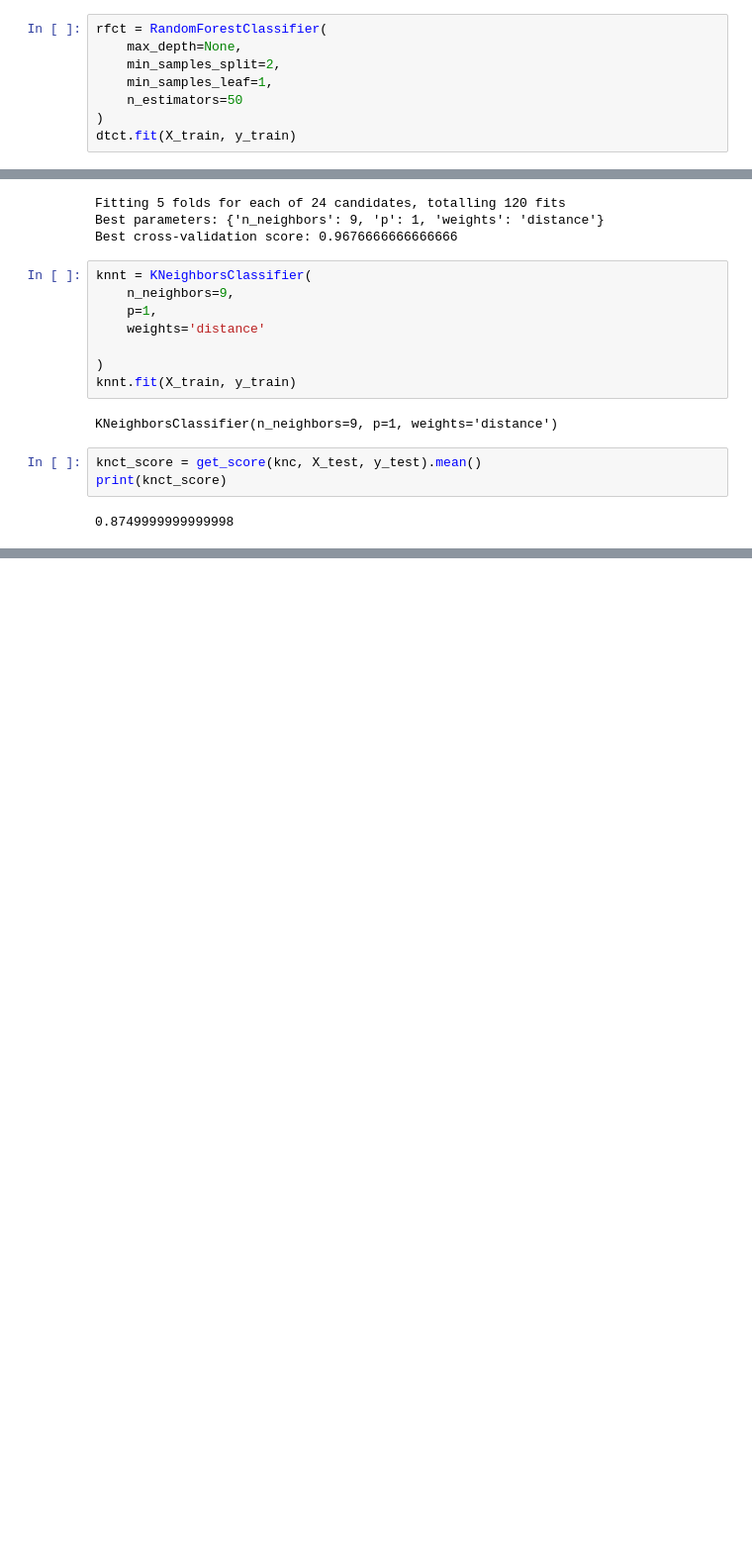
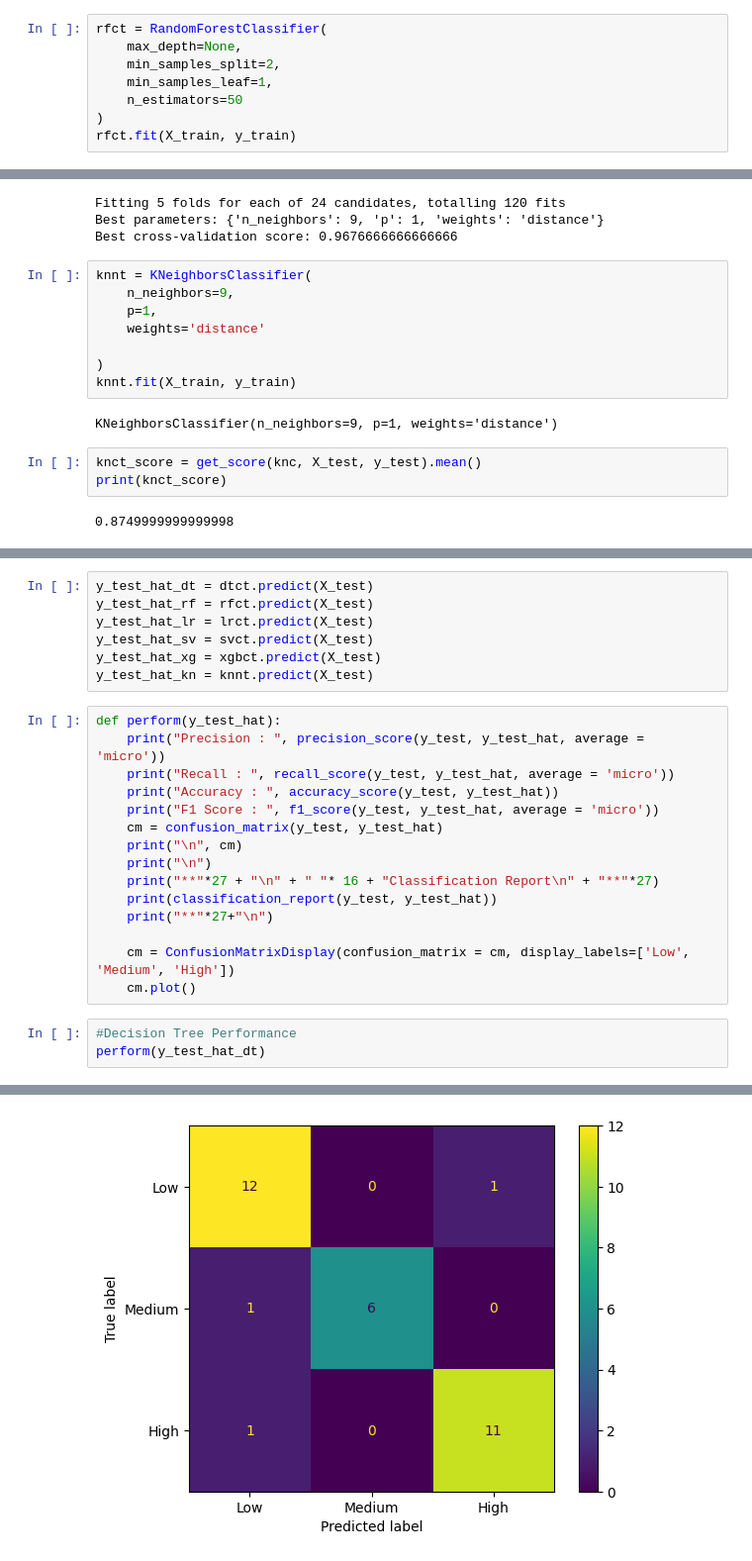
Before and after one commit to mazenbuk/intern, a Jupyter notebook: model.ipynb, the cells around one changed output, grey strips where cells are left out. Shown: that part at 99% size. Cells and saved outputs as stored; diff of their text form; blank space fills up the shorter version.

```diff
--- a/model.ipynb
+++ b/model.ipynb
@@ -398,5 +398,5 @@ rfct = RandomForestClassifier(
     min_samples_leaf=1,
     n_estimators=50
 )
-dtct.fit(X_train, y_train)
+rfct.fit(X_train, y_train)
 # %% [output]
@@ -629,0 +651,26 @@ print(knct_score)
+# %%
+y_test_hat_dt = dtct.predict(X_test)
+y_test_hat_rf = rfct.predict(X_test)
+y_test_hat_lr = lrct.predict(X_test)
+y_test_hat_sv = svct.predict(X_test)
+y_test_hat_xg = xgbct.predict(X_test)
+y_test_hat_kn = knnt.predict(X_test)
+# %%
+def perform(y_test_hat):
+    print("Precision : ", precision_score(y_test, y_test_hat, average = 'micro'))
+    print("Recall : ", recall_score(y_test, y_test_hat, average = 'micro'))
+    print("Accuracy : ", accuracy_score(y_test, y_test_hat))
+    print("F1 Score : ", f1_score(y_test, y_test_hat, average = 'micro'))
+    cm = confusion_matrix(y_test, y_test_hat)
+    print("\n", cm)
+    print("\n")
+    print("**"*27 + "\n" + " "* 16 + "Classification Report\n" + "**"*27)
+    print(classification_report(y_test, y_test_hat))
+    print("**"*27+"\n")
+
+    cm = ConfusionMatrixDisplay(confusion_matrix = cm, display_labels=['Low', 'Medium', 'High'])
+    cm.plot()
+# %%
+#Decision Tree Performance
+perform(y_test_hat_dt)
+# %% [output]
@@ -629,0 +694 @@ print(knct_score)
+[figure, added]
```
Also changed, not shown: parts of 20 cells of this notebook.
